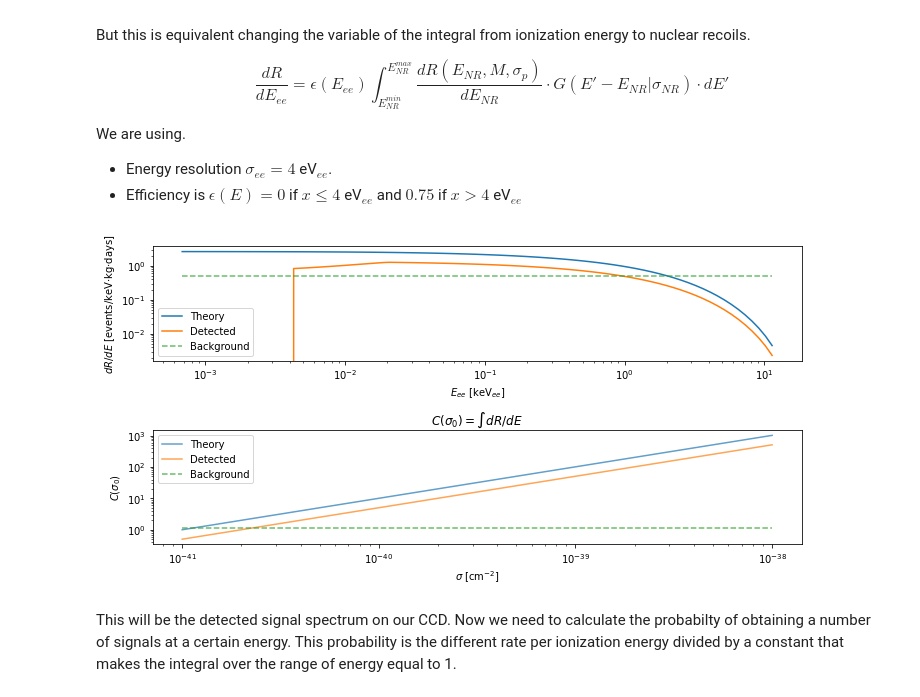
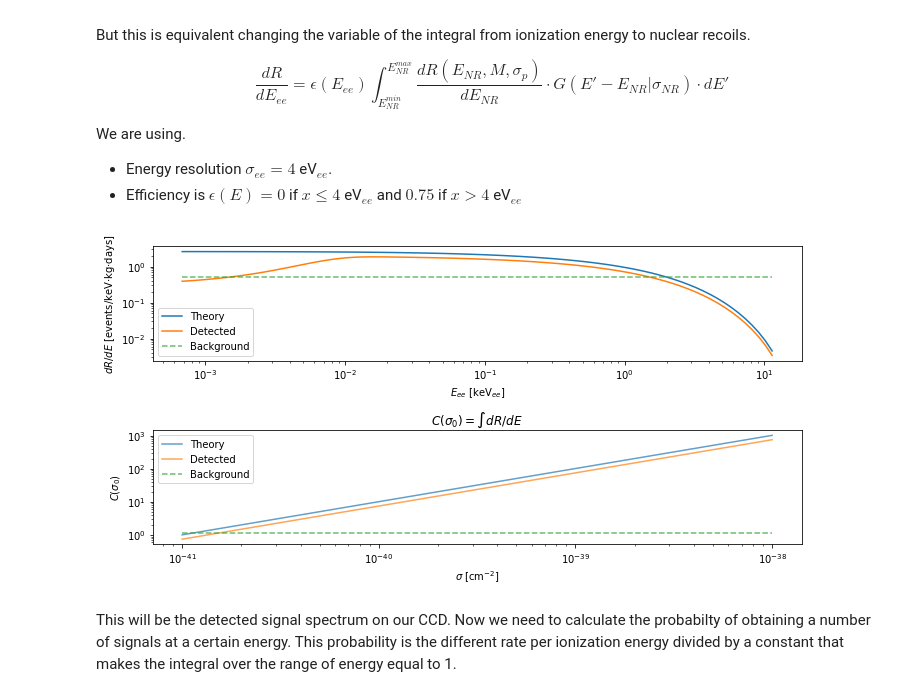
Before and after one commit to alantero/DAMIC_DM_Sensitive_Region, a Jupyter notebook: DAMIC_Sensitive_Region.ipynb, the cells around one changed output. Cells and saved outputs as stored; diff of their text form; code cells hidden in the pictures.

```diff
--- a/DAMIC_Sensitive_Region.ipynb
+++ b/DAMIC_Sensitive_Region.ipynb
@@ -145,37 +172,39 @@ def dR_dEe(Er, N_p_Si, N_n_Si, m_x, sigma_p):
     return dR
 # %%
 dR_dE = np.array([dR_dEe(E, N_p_Si, N_n_Si, mx, sigma) for E in Enr])
-
 fig, ax = plt.subplots(2,1)
 
 ax[0].loglog(Eee, dRdEr, label = "Theory")
 ax[0].loglog(Eee, dR_dE, label = "Detected")
 ax[0].loglog(Eee, [0.5] * len(dR_dE), '--', alpha= 0.7, label = "Background")
 ax[0].set_xlabel(r"$E_{ee}$ [keV$_{ee}$]")
 ax[0].set_ylabel(r"$dR/dE$ [events/keV$\cdot$kg$\cdot$days]")
 ax[0].legend(loc="best")
 
 
 ## Detected Constant
 xsmin,xsmax, xsnum = -41, -38, 5
 xs = np.linspace(xsmin,xsmax, xsnum)
-cee = [quad(dR_dEe, Enr[0],Enr[-1], args=(N_p_Si, N_n_Si,mx,10 ** s),epsabs=1e-6)[0] for s in xs]
+#cee = [quad(dR_dEe, Enr[0],Enr[-1], args=(N_p_Si, N_n_Si,mx,10 ** s),epsabs=1e-6)[0] for s in xs]
+cee = [simpson(dR_dEe(Enr, N_p_Si, N_n_Si,mx,10 ** s),Enr) for s in xs]
+
 c = [quad(DMU.dRdE_standard, Enr[0],Enr[-1], args=(N_p_Si, N_n_Si,mx,10 ** s),epsabs=1e-6)[0] for s in xs]
-cb = [quad(lambda x: 0.1, Eee[0],Eee[-1], epsabs=1e-6)[0] for s in xs]
+cb = [quad(lambda x: 0.1, Eee[0],Eee[-1], epsabs=1e-8)[0] for s in xs]
+
 
 ax[1].loglog(np.power(10,xs), c, alpha = 0.7, label = "Theory")
 ax[1].loglog(np.power(10,xs), cee, alpha = 0.7, label = "Detected")
 ax[1].loglog(np.power(10,xs), cb, '--', alpha = 0.7, label = "Background")
 ax[1].set_xscale("log")
 ax[1].set_ylabel(r"$C(\sigma_0)$")
 ax[1].set_xlabel(r'$\sigma$ [cm$^{-2}$]')
 ax[1].set_title("$C(\sigma_0)=\int dR/dE$")
 ax[1].legend(loc="best")
 
 fig.tight_layout()
 plt.show()
 # %% [output]
-[figure, old version]
+[figure, new version]
 # %% [markdown]
 This will be the detected signal spectrum on our CCD. Now we need to calculate the probabilty of obtaining a number of signals at a certain energy. This probability is the different rate per ionization energy divided by a constant that makes the integral over the range of energy equal to 1.
 # %% [markdown]
```
Also changed, not shown: parts of 37 cells of this notebook.
